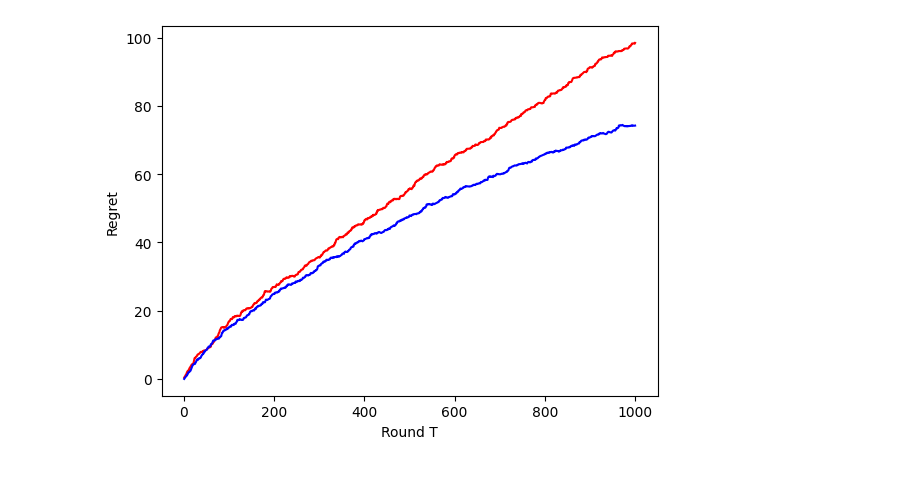
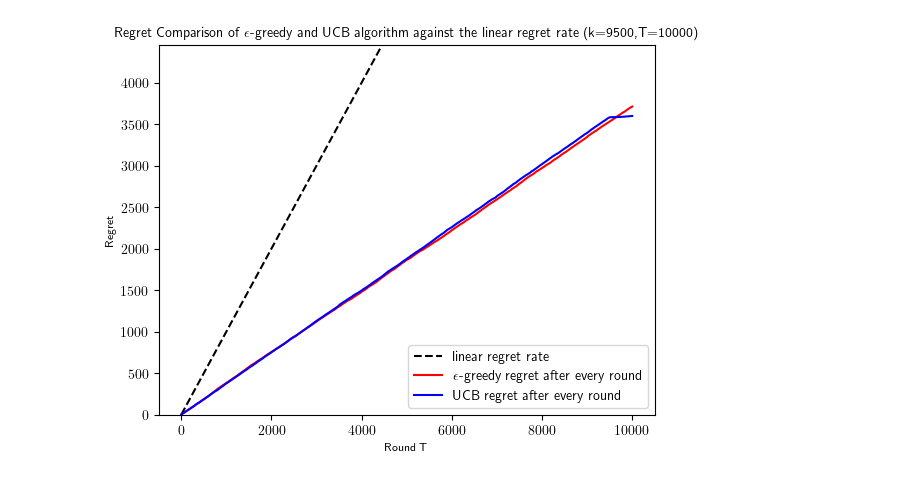
Before and after one commit to dalevrakis/PLH423, a Jupyter notebook: Assignment1.ipynb, the cells around one changed output. Cells and saved outputs as stored; diff of their text form; code cells hidden in the pictures.

Commit message:
Finished Plots

```diff
--- a/Assignment1.ipynb
+++ b/Assignment1.ipynb
@@ -2,17 +2,11 @@
 # import modules
 import numpy as np
 import matplotlib.pyplot as plt
+plt.rcParams['text.usetex'] = True
 import pandas as pd
 import random
-k = 10    #number of arms
-T = 1000  #horizon
-N = 20    #explore rounds
-bandit = np.random.random((k,)) #success prob. for each arm
-best = np.amax(bandit) #best arm
-#print('best arm = %d' %np.argmax(bandit))
-
-regret_eg =  np.zeros((T,)) #regret_eg for round t
-
+k = 9500    #number of arms
+T = 10000  #horizon
 
 #bandit reward distribution
 a = np.random.uniform(0,1,(k,));
@@ -36,12 +30,15 @@ cum_score_eg = 0 #cumulative score
 
 
 for t in range(T):
+
+    #Choose next arm
     chance = np.random.uniform(0,1);
     if chance < epsilon :
         bandit_i  = np.random.randint(0,high=k-1)
     else :
         bandit_i = np.argmax(mu_estimate_eg)
 
+    #Calculate current arm score, regret
     score = np.random.uniform(a[bandit_i], b[bandit_i])
     inst_score_eg[t] = score
     alg_score_eg[t] = cum_score_eg + score
@@ -50,6 +47,7 @@ for t in range(T):
     bandit_scores_eg[bandit_i,t] = score
     mu_estimate_eg[bandit_i] = np.sum(bandit_scores_eg[bandit_i])/np.count_nonzero(bandit_scores_eg[bandit_i])
 
+    #Update epsilon
     epsilon = ((t+1)**(-1/3))*((k*np.log(t+1))**(1/3))
 
 
@@ -72,37 +70,52 @@ ucb = np.zeros((k,)) + np.Inf
 chosen_bandits = np.zeros((T,))
 for t in range(T):
 
     bandit_i = np.argmax(ucb)
     chosen_bandits[t] = bandit_i
 
+    #Calculate current arm score, regret
     score = np.random.uniform(a[bandit_i], b[bandit_i])
     inst_score_ucb[t] = score
     alg_score_ucb[t] = cum_score_ucb + score
     cum_score_ucb += score
     regret_ucb[t] = (t+1)*mean[best_arm] - cum_score_ucb
     bandit_scores_ucb[bandit_i,t] = score
 
+    #Choose next arm
     X[bandit_i] = np.count_nonzero(bandit_scores_ucb[bandit_i])
     q_estimate[bandit_i] = np.sum(X[bandit_i])
     mu_estimate_ucb[bandit_i] = np.sum(bandit_scores_ucb[bandit_i])/q_estimate[bandit_i]
     ucb[bandit_i] = mu_estimate_ucb[bandit_i] + np.sqrt(np.log(T)/q_estimate[bandit_i])
 
 
 T_regret_ucb = T*mean[best_arm] - np.sum(inst_score_eg)
 
+#Plots
+maximum_regret = np.amax( np.array([regret_eg[T-1],regret_ucb[T-1]]) )
+x_axis = np.arange(1,T+1)
 
 """
-plt.plot(np.arange(1,T+1),alg_score_eg)
-plt.plot(np.arange(1,T+1),alg_score_ucb)
+fig0 = plt.figure()
+ax = plt.gca()
+ax.plot(x_axis, alg_score_eg,'r', label=r'$\epsilon$-greedy cumulative score per round')
+ax.plot(x_axis, alg_score_ucb,'b', label='UCB cumulative score per round')
 plt.xlabel("Round T")
 plt.ylabel("Total score")
+ax.legend()
 plt.show()
 """
 
-plt.plot(np.arange(1,T+1),regret_eg,'r')
-plt.plot(np.arange(1,T+1),regret_ucb,'b')
-plt.xlabel("Round T")
-plt.ylabel("Regret")
+fig1 = plt.figure()
+ax = plt.gca()
+ax.plot(x_axis, x_axis,'k--', label='linear regret rate')
+ax.plot(x_axis, regret_eg,'r', label=r'$\epsilon$-greedy regret after every round')
+ax.plot(x_axis, regret_ucb,'b', label='UCB regret after every round')
+plt.ylim(0,1.2*maximum_regret)
+plt.xlabel("Round T", fontsize = 8)
+plt.ylabel("Regret", fontsize = 8)
+ax.set_title(r'Regret Comparison of $\epsilon$-greedy and UCB algorithm against the linear regret rate (k=%i,' % k + r'T=%i)' % T, fontsize = 10)
+ax.legend()
+plt.savefig('fig10.png')
 plt.show()
 # %% [output]
-[figure, old version]
+[figure, new version]
```
Also changed, not shown: 10 other files.
